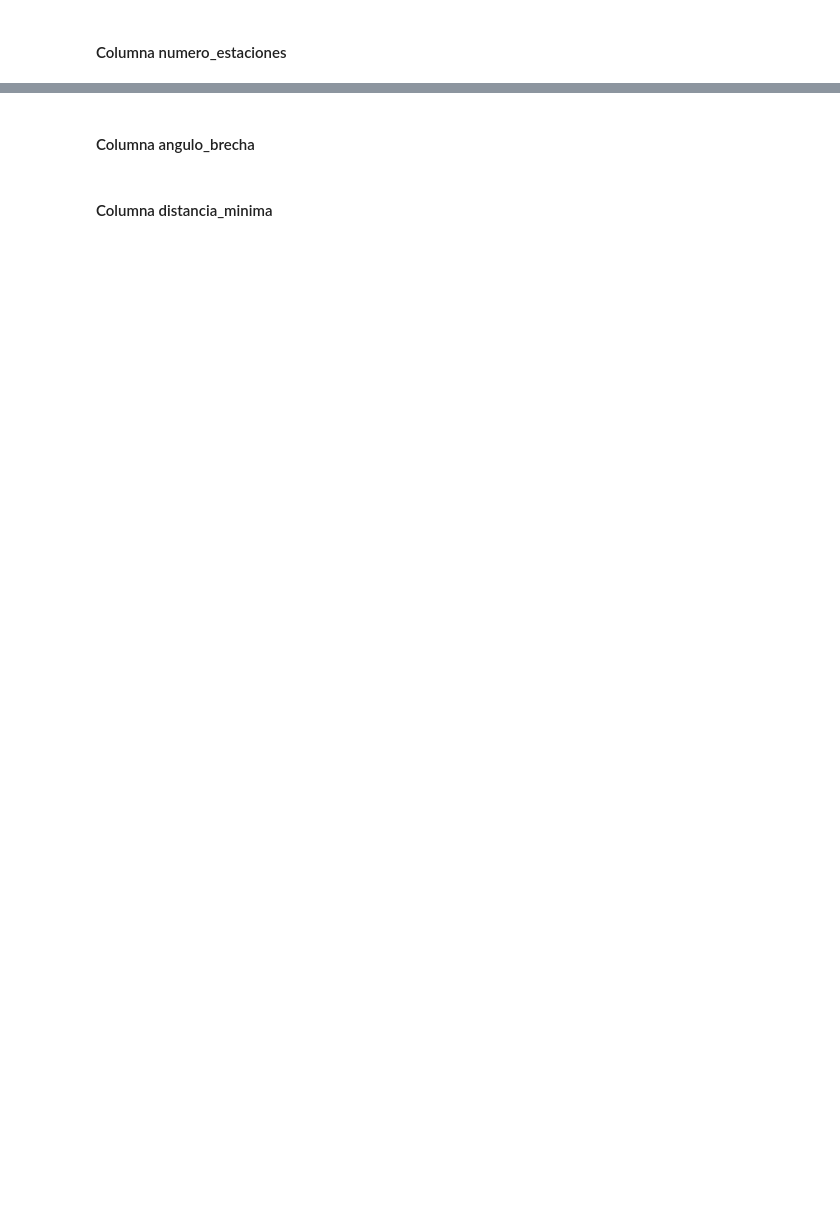
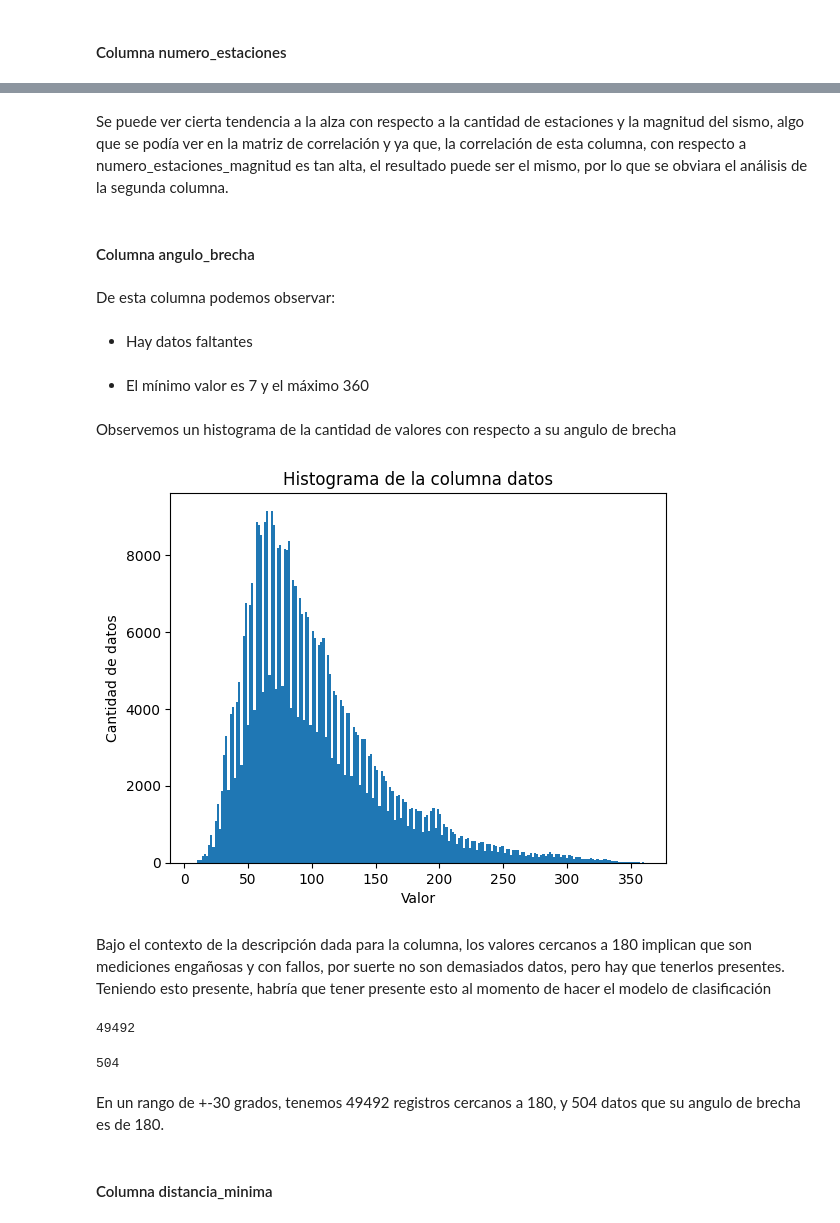
Before and after one commit to Magic-Mario/sismos_clas_henry, a Jupyter notebook: src/notebooks/eda.ipynb, the cells around one changed output, grey strips where cells are left out. Drawn from its saved outputs; the diff is of its cells as text; code cells hidden in the pictures; blank space fills up the shorter version.

```diff
--- a/src/notebooks/eda.ipynb
+++ b/src/notebooks/eda.ipynb
@@ -587,4 +619,40 @@ plt.show
+# %% [markdown]
+Se puede ver cierta tendencia a la alza con respecto a la cantidad de estaciones y la magnitud del sismo, algo que se podía ver en la matriz de correlación y ya que, la correlación de esta columna, con respecto a numero_estaciones_magnitud es tan alta, el resultado puede ser el mismo, por lo que se obviara el análisis de la segunda columna.
 # %% [markdown]
 #### Columna angulo_brecha
+# %% [markdown]
+De esta columna podemos observar:
+# %% [markdown]
+- Hay datos faltantes
+# %% [markdown]
+- El mínimo valor es 7 y el máximo 360
+# %% [markdown]
+Observemos un histograma de la cantidad de valores con respecto a su angulo de brecha
+# %%
+# Crear el histograma
+plt.hist(df['angulo_brecha'], bins='auto')
+
+# Configurar los ejes y el título
+plt.xlabel('Valor')
+plt.ylabel('Cantidad de datos')
+plt.title('Histograma de la columna angulo_brecha')
+
+# Mostrar el histograma
+plt.show()
+# %% [output]
+[figure, added]
+# %% [markdown]
+Bajo el contexto de la descripción dada para la columna, los valores cercanos a 180 implican que son mediciones engañosas y con fallos, por suerte no son demasiados datos, pero hay que tenerlos presentes. Teniendo esto presente, habría que tener presente esto al momento de hacer el modelo de clasificación
+# %%
+#Cantidad de datos cercanos
+df[((df.angulo_brecha<= 210 ) & (df.angulo_brecha>= 150 ))].angulo_brecha.count()
+# %% [output]
+49492
+# %%
+df[df.angulo_brecha== 180].angulo_brecha.count()
+# %% [output]
+504
+# %% [markdown]
+En un rango de +-30 grados, tenemos 49492 registros cercanos a 180, y 504 datos que su angulo de brecha es de 180.
 # %% [markdown]
 #### Columna distancia_minima
```
Also changed, not shown: parts of 30 cells of this notebook.
